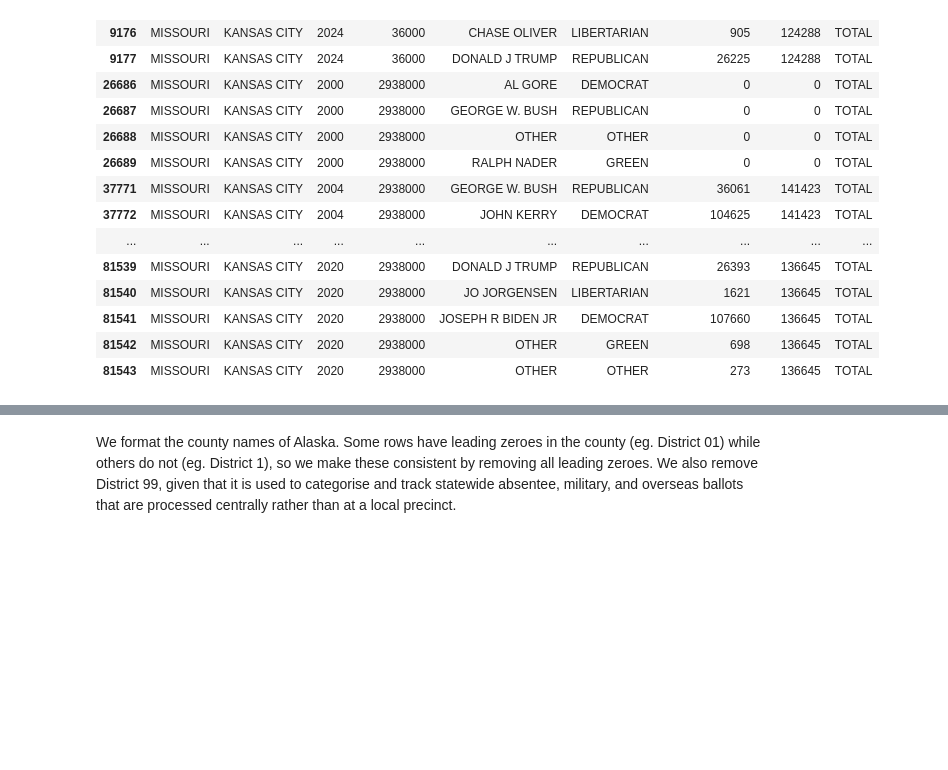
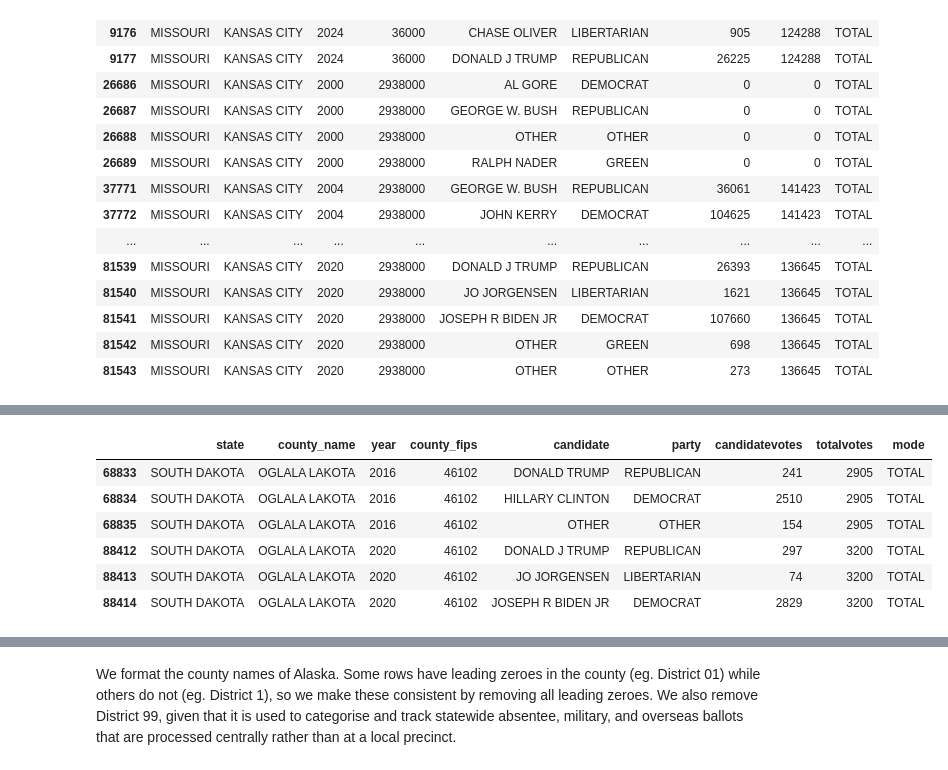
Before and after one commit to chiabingxuan/pollytics, a Jupyter notebook: pollytics/backend/etl/us_county_pres_processing.ipynb, the cells around one changed output, grey strips where cells are left out. Saved outputs shown, nothing was run; the diff lists cells and outputs as text; code cells hidden in the pictures; blank space fills up the shorter version.

```diff
--- a/pollytics/backend/etl/us_county_pres_processing.ipynb
+++ b/pollytics/backend/etl/us_county_pres_processing.ipynb
@@ -79,0 +109,10 @@ pres_election_df["county_fips"] = pres_election_df.apply(
+# %%
+pres_election_df[(pres_election_df["county_fips"] == OGLALA_LAKOTA_FIPS)]
+# %% [output]
+|  | state | county_name | year | county_fips | candidate | party | candidatevotes | totalvotes | mode |
+| 68833 | SOUTH DAKOTA | OGLALA LAKOTA | 2016 | 46102 | DONALD TRUMP | REPUBLICAN | 241 | 2905 | TOTAL |
+| 68834 | SOUTH DAKOTA | OGLALA LAKOTA | 2016 | 46102 | HILLARY CLINTON | DEMOCRAT | 2510 | 2905 | TOTAL |
+| 68835 | SOUTH DAKOTA | OGLALA LAKOTA | 2016 | 46102 | OTHER | OTHER | 154 | 2905 | TOTAL |
+| 88412 | SOUTH DAKOTA | OGLALA LAKOTA | 2020 | 46102 | DONALD J TRUMP | REPUBLICAN | 297 | 3200 | TOTAL |
+| 88413 | SOUTH DAKOTA | OGLALA LAKOTA | 2020 | 46102 | JO JORGENSEN | LIBERTARIAN | 74 | 3200 | TOTAL |
+| 88414 | SOUTH DAKOTA | OGLALA LAKOTA | 2020 | 46102 | JOSEPH R BIDEN JR | DEMOCRAT | 2829 | 3200 | TOTAL |
```
Also changed, not shown: parts of 31 cells of this notebook, 1 other file.
